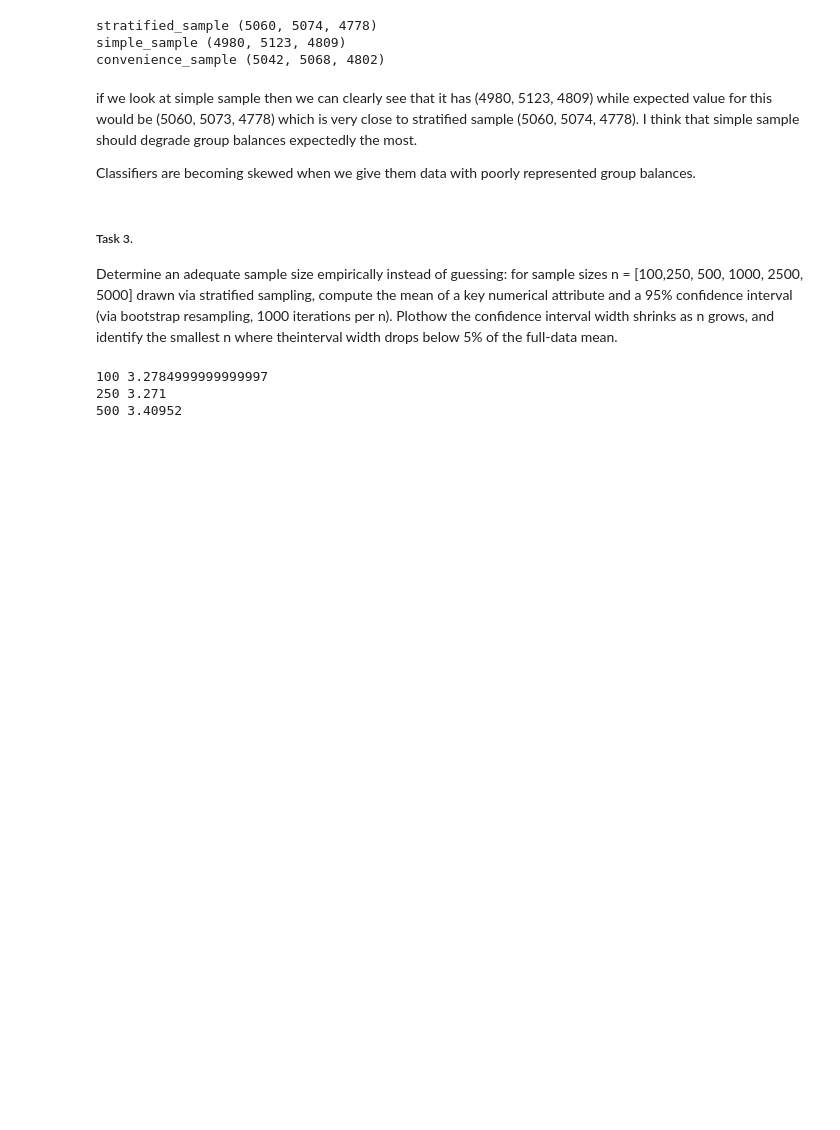
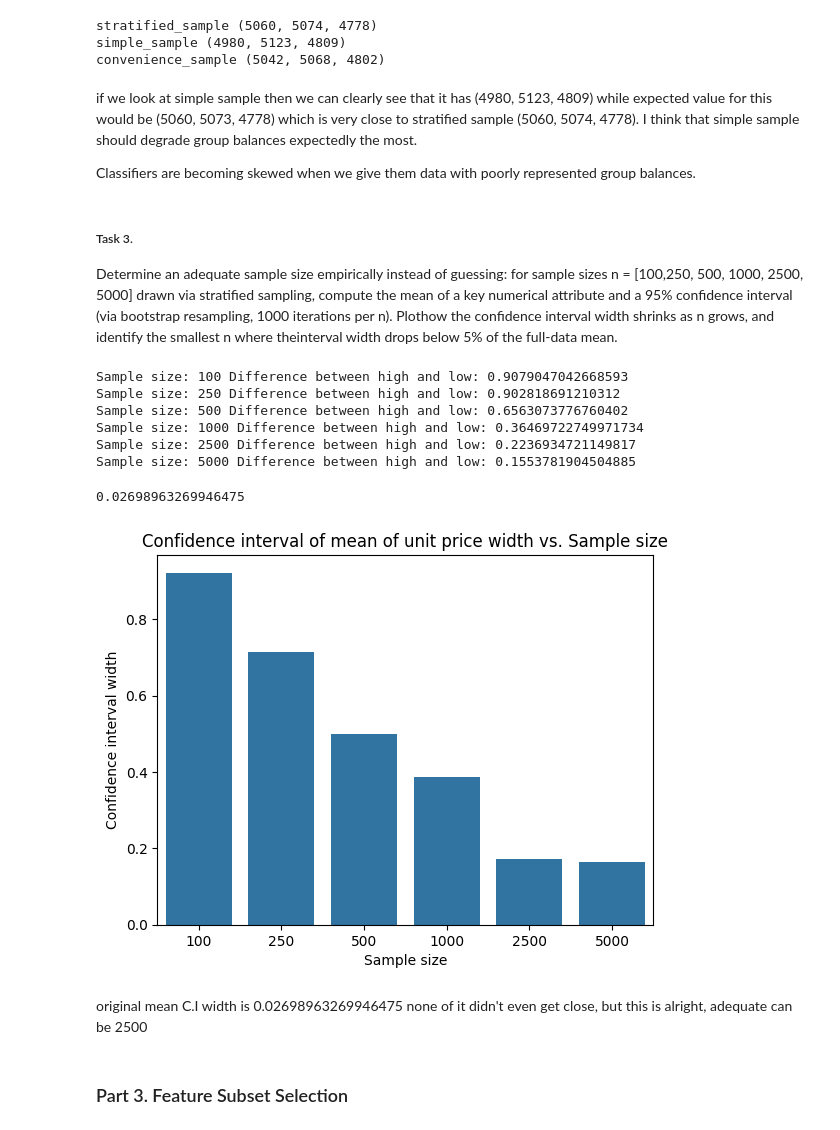
Before and after one commit to whaattisit/Data-Mining, a Jupyter notebook: practice 1/practice_1.ipynb, the cells around one changed output. Saved outputs shown, nothing was run; the diff lists cells and outputs as text; code cells hidden in the pictures; blank space fills up the shorter version.

Commit message:
Part 3 and Part 4 added

```diff
--- a/practice 1/practice_1.ipynb
+++ b/practice 1/practice_1.ipynb
@@ -646,14 +646,52 @@ Classifiers are becoming skewed when we give them data with poorly represented g
 ##### Task 3.
 Determine an adequate sample size empirically instead of guessing: for sample sizes n = [100,250, 500, 1000, 2500, 5000] drawn via stratified sampling, compute the mean of a key numerical attribute and a 95% confidence interval (via bootstrap resampling, 1000 iterations per n). Plothow the confidence interval width shrinks as n grows, and identify the smallest n where theinterval width drops below 5% of the full-data mean.
 # %%
-n = [100, 250, 500]
+n = [100, 250, 500, 1000, 2500, 5000]
+differences = {}
 for i in n:
-    stratified_sample = df.groupby('store_location', group_keys=False).apply(lambda x: x.sample(frac=i/len(df)), include_groups=False) # stratified by store location
-    mean = stratified_sample['unit_price'].mean() # unit price is key numerical attribute in my dataset
-    # bootstrap here
+    stratified_sample = (
+        df # stratified by store location
+        .groupby('store_location', group_keys=False)
+        .apply(lambda x: x.sample(frac=i/len(df)), include_groups=False)
+        )
+    data_tuple = (stratified_sample['unit_price'],)
+    bs_resample = bootstrap(data_tuple, np.mean, n_resamples=1000, confidence_level=0.95)
 
-    print(len(stratified_sample), mean)
+    div = bs_resample.confidence_interval.high - bs_resample.confidence_interval.low # difference between high and low of confidence interval for n
+    differences[i] = div
+    print('Sample size:', i, 'Difference between high and low:', div)
 # %% [output]
-100 3.2784999999999997
-250 3.271
-500 3.40952
+Sample size: 100 Difference between high and low: 0.9079047042668593
+Sample size: 250 Difference between high and low: 0.902818691210312
+Sample size: 500 Difference between high and low: 0.6563073776760402
+Sample size: 1000 Difference between high and low: 0.36469722749971734
+Sample size: 2500 Difference between high and low: 0.2236934721149817
+Sample size: 5000 Difference between high and low: 0.1553781904504885
+# %%
+mean = df['unit_price'].mean()
+std = df['unit_price'].std()
+se = std/np.sqrt(149116)
+
+confidence_interval_low = mean - se * 1.96 # 1.96 - Z_a/2 for 95 percent confidence interval
+confidence_interval_high = mean + se * 1.96
+difference = confidence_interval_high - confidence_interval_low
+print(difference)
+# %% [output]
+0.02698963269946475
+# %%
+
+fig, ax = plt.subplots()
+fig = sns.barplot(
+    data=differences,
+)
+ax.set_title('Confidence interval of mean of unit price width vs. Sample size')
+ax.set_ylabel('Confidence interval width')
+ax.set_xlabel('Sample size')
+
+plt.show()
+# %% [output]
+[figure, added]
+# %% [markdown]
+original mean C.I width is 0.02698963269946475 none of it didn't even get close, but this is alright, adequate can be 2500
+# %% [markdown]
+### Part 3. Feature Subset Selection
```
Also changed, not shown: parts of 22 cells of this notebook.
